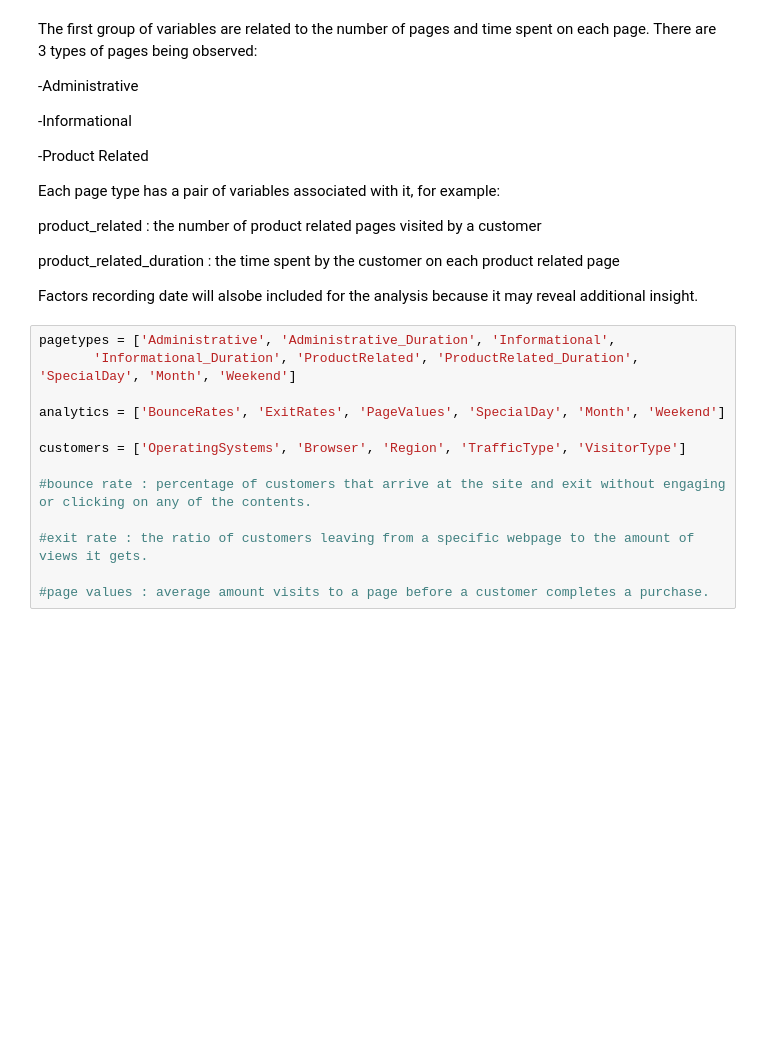
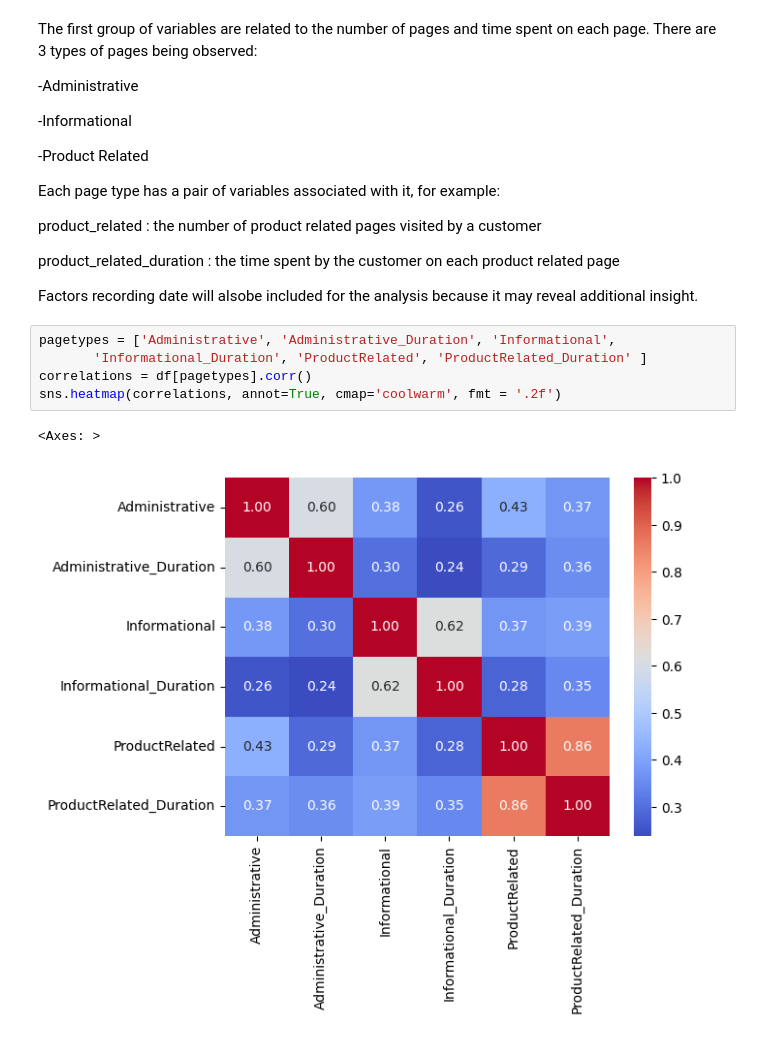
Before and after one commit to benbesthof/Clustering-SVM-to-Predict-Online-Purchases, a Jupyter notebook: B_Besthof_P2.ipynb, the cells around one changed output. Cells and saved outputs as stored; diff of their text form; blank space fills up the shorter version.

```diff
--- a/B_Besthof_P2.ipynb
+++ b/B_Besthof_P2.ipynb
@@ -104,16 +105,11 @@ product_related : the number of product related pages visited by a customer
 product_related_duration : the time spent by the customer on each product related page
 
 Factors recording date will alsobe included for the analysis because it may reveal additional insight.
-# %%
-pagetypes = ['Administrative', 'Administrative_Duration', 'Informational',
-       'Informational_Duration', 'ProductRelated', 'ProductRelated_Duration', 'SpecialDay', 'Month', 'Weekend']
-
-analytics = ['BounceRates', 'ExitRates', 'PageValues', 'SpecialDay', 'Month', 'Weekend']
-
-customers = ['OperatingSystems', 'Browser', 'Region', 'TrafficType', 'VisitorType']
-
-#bounce rate : percentage of customers that arrive at the site and exit without engaging or clicking on any of the contents.
-
-#exit rate : the ratio of customers leaving from a specific webpage to the amount of views it gets.
-
-#page values : average amount visits to a page before a customer completes a purchase.
+# %%
+pagetypes = ['Administrative', 'Administrative_Duration', 'Informational',
+       'Informational_Duration', 'ProductRelated', 'ProductRelated_Duration' ]
+correlations = df[pagetypes].corr()
+sns.heatmap(correlations, annot=True, cmap='coolwarm', fmt = '.2f')
+# %% [output]
+<Axes: >
+[figure, added]
```
Also changed, not shown: parts of 9 cells of this notebook.
